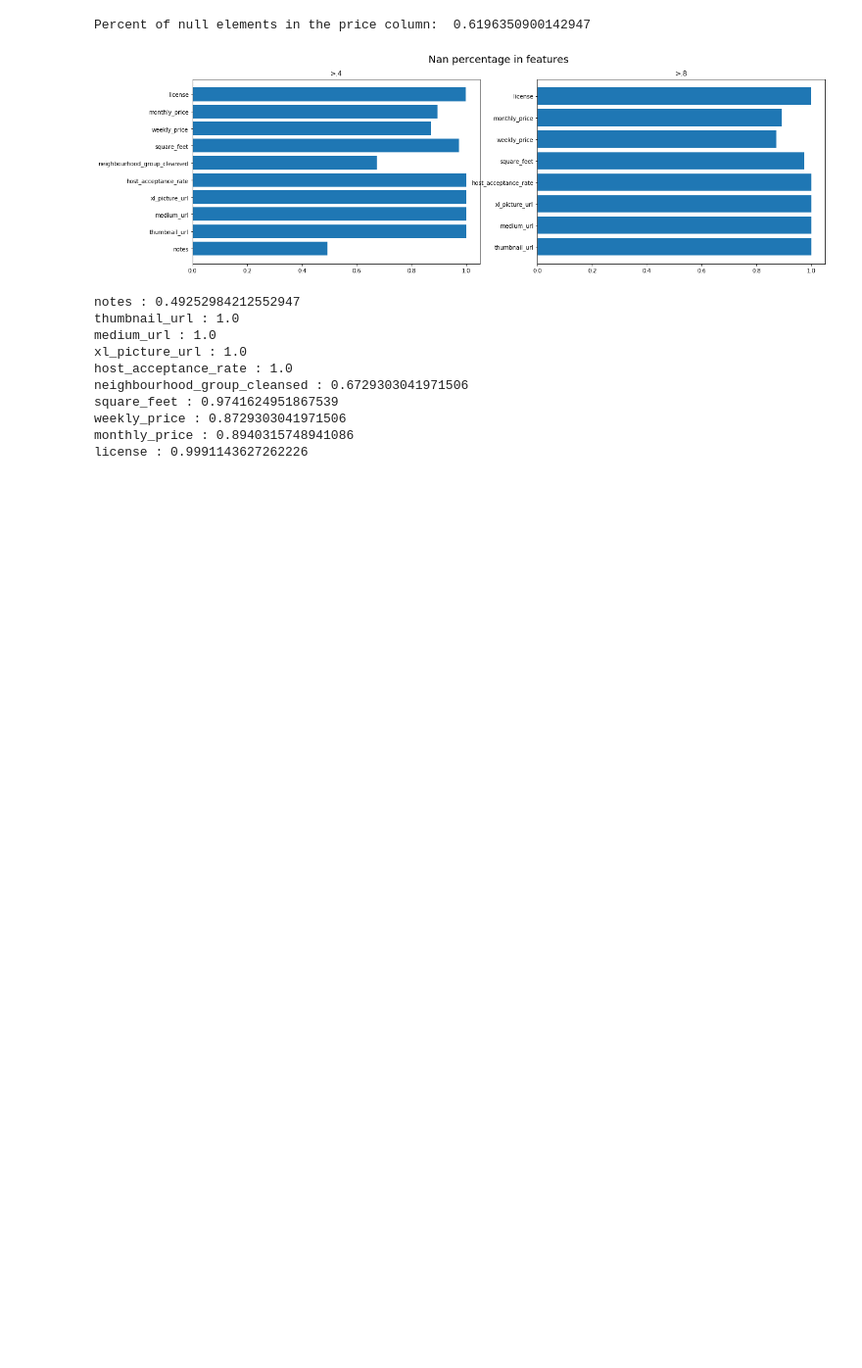
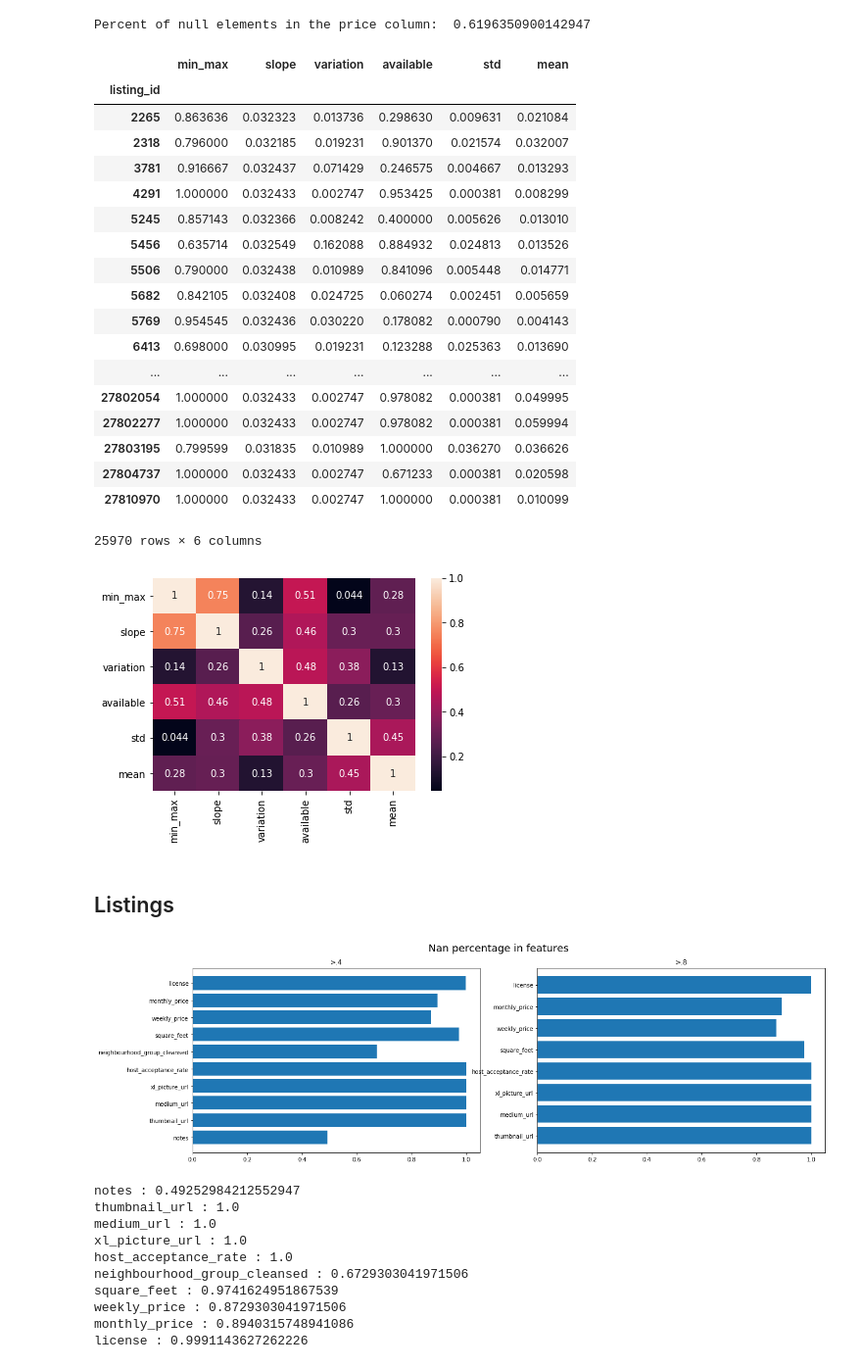
Before and after one commit to javierivanov/airbnbDSND, a Jupyter notebook: AirbnbDataExploration.ipynb, the cells around one changed output. Shown at 98% size. Drawn from its saved outputs; the diff is of its cells as text; code cells hidden in the pictures; blank space fills up the shorter version.

```diff
--- a/AirbnbDataExploration.ipynb
+++ b/AirbnbDataExploration.ipynb
@@ -176,19 +181,42 @@ slope = calendar.groupby('listing_id').apply(lambda x: slope_value(x))
 # %%
-#min_max.name = "min_max"
+min_max.name = "min_max"
 slope.name ="slope"
-#variation.name = "variation"
-#available.name = "available"
-#std.name = "std"
-#mean.name = "mean"
+variation.name = "variation"
+available.name = "available"
+std.name = "std"
+mean.name = "mean"
 
-#combined_metrics = pd.concat([min_max, slope, variation, available, std, mean], axis=1)
-combined_metrics = pd.DataFrame(slope)
-scaler = MinMaxScaler()
-combined_metrics = combined_metrics.dropna()
-combined_metrics[combined_metrics.columns] = scaler.fit_transform(combined_metrics[combined_metrics.columns])
-#corr_matrix = combined_metrics.corr()
-#combined_metrics = combined_metrics.drop(['std', 'min_max', 'variation', 'slope', 'available'], axis=1)
-#sns.heatmap(corr_matrix, annot=True);
+combined_metrics_original = pd.concat([min_max, slope, variation, available, std, mean], axis=1)
+#combined_metrics = pd.DataFrame(slope)
+scaler_combined = MinMaxScaler()
+combined_metrics = combined_metrics_original.fillna(-1)
+combined_metrics[combined_metrics.columns] = scaler_combined.fit_transform(combined_metrics[combined_metrics.columns])
+corr_matrix = combined_metrics.corr()
+sns.heatmap(corr_matrix, annot=True);
+display(combined_metrics)
+# %% [output]
+|  | min_max | slope | variation | available | std | mean |
+| listing_id |  |  |  |  |  |  |
+| 2265 | 0.863636 | 0.032323 | 0.013736 | 0.298630 | 0.009631 | 0.021084 |
+| 2318 | 0.796000 | 0.032185 | 0.019231 | 0.901370 | 0.021574 | 0.032007 |
+| 3781 | 0.916667 | 0.032437 | 0.071429 | 0.246575 | 0.004667 | 0.013293 |
+| 4291 | 1.000000 | 0.032433 | 0.002747 | 0.953425 | 0.000381 | 0.008299 |
+| 5245 | 0.857143 | 0.032366 | 0.008242 | 0.400000 | 0.005626 | 0.013010 |
+| 5456 | 0.635714 | 0.032549 | 0.162088 | 0.884932 | 0.024813 | 0.013526 |
+| 5506 | 0.790000 | 0.032438 | 0.010989 | 0.841096 | 0.005448 | 0.014771 |
+| 5682 | 0.842105 | 0.032408 | 0.024725 | 0.060274 | 0.002451 | 0.005659 |
+| 5769 | 0.954545 | 0.032436 | 0.030220 | 0.178082 | 0.000790 | 0.004143 |
+| 6413 | 0.698000 | 0.030995 | 0.019231 | 0.123288 | 0.025363 | 0.013690 |
+| ... | ... | ... | ... | ... | ... | ... |
+| 27802054 | 1.000000 | 0.032433 | 0.002747 | 0.978082 | 0.000381 | 0.049995 |
+| 27802277 | 1.000000 | 0.032433 | 0.002747 | 0.978082 | 0.000381 | 0.059994 |
+| 27803195 | 0.799599 | 0.031835 | 0.010989 | 1.000000 | 0.036270 | 0.036626 |
+| 27804737 | 1.000000 | 0.032433 | 0.002747 | 0.671233 | 0.000381 | 0.020598 |
+| 27810970 | 1.000000 | 0.032433 | 0.002747 | 1.000000 | 0.000381 | 0.010099 |
+25970 rows × 6 columns
+[figure, added]
+# %% [markdown]
+## Listings
 # %%
 #Getting null % for each feature
 
```
Also changed, not shown: parts of 20 cells of this notebook.
